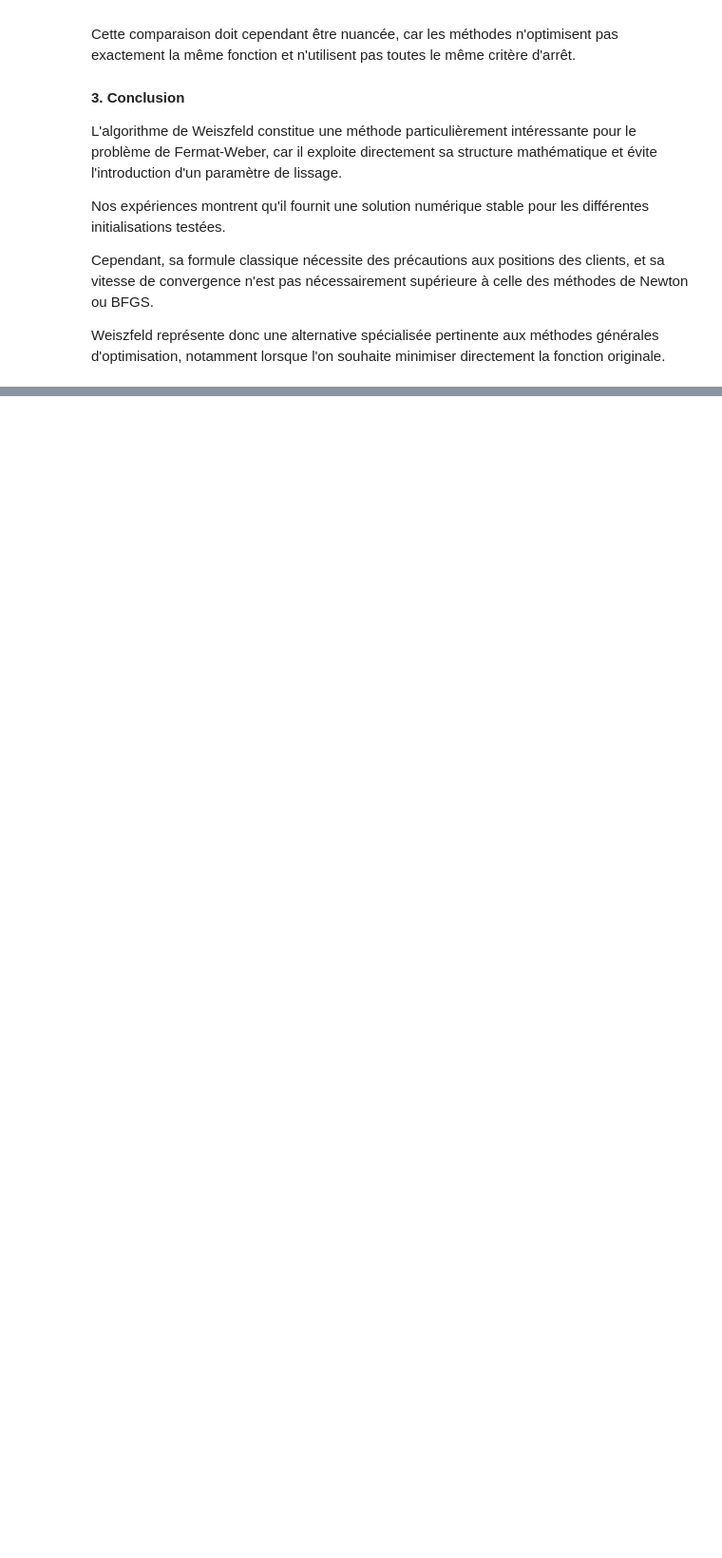
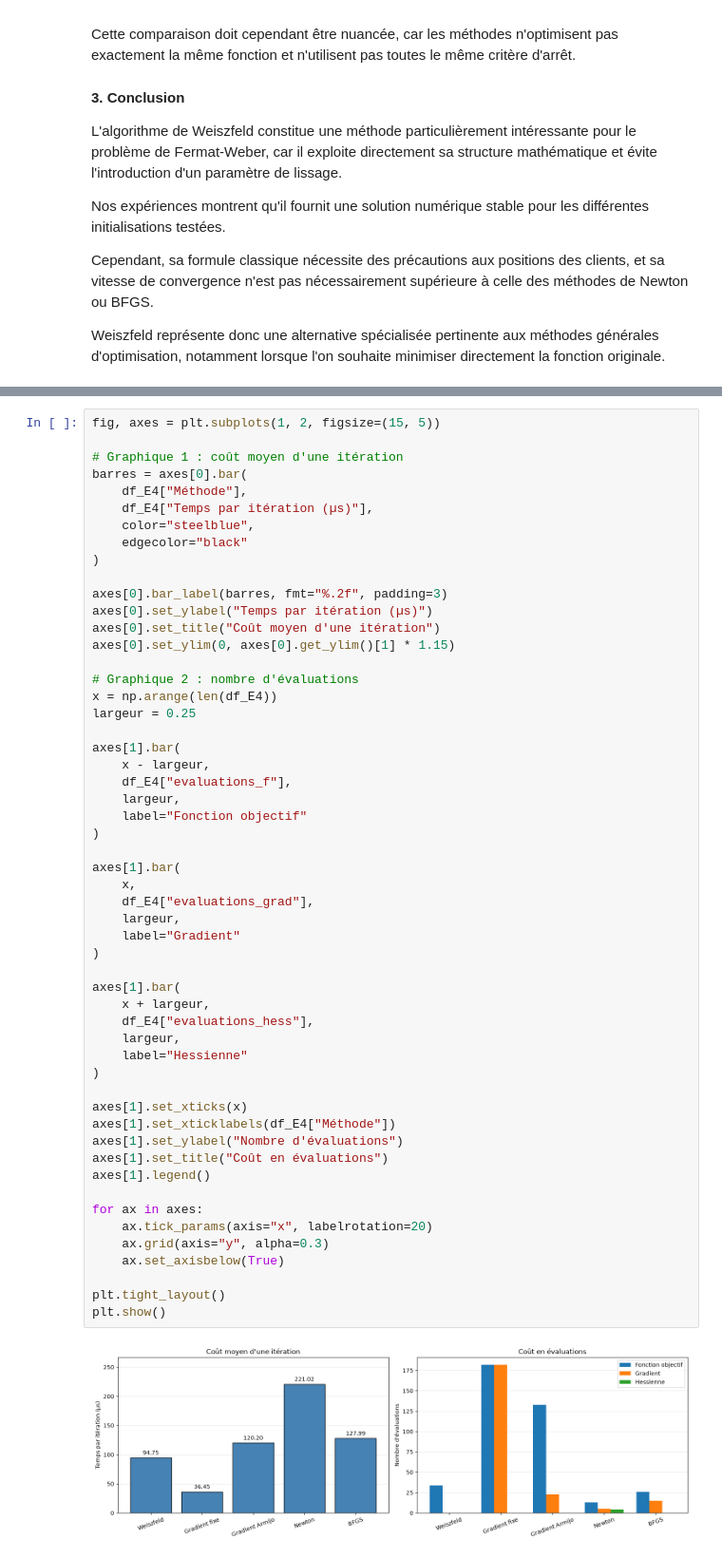
Before and after one commit to Pierre555-lfft/SAE-Optimisation-Pierre-Lionnel, a Jupyter notebook: Notebookoptimisation.ipynb, the cells around one changed output, grey strips where cells are left out. Shown at 95% size. Saved outputs shown, nothing was run; the diff lists cells and outputs as text; blank space fills up the shorter version.

```diff
--- a/Notebookoptimisation.ipynb
+++ b/Notebookoptimisation.ipynb
@@ -3028,0 +3088,56 @@ Weiszfeld représente donc une alternative spécialisée pertinente aux méthode
+# %%
+fig, axes = plt.subplots(1, 2, figsize=(15, 5))
+
+# Graphique 1 : coût moyen d'une itération
+barres = axes[0].bar(
+    df_E4["Méthode"],
+    df_E4["Temps par itération (µs)"],
+    color="steelblue",
+    edgecolor="black"
+)
+
+axes[0].bar_label(barres, fmt="%.2f", padding=3)
+axes[0].set_ylabel("Temps par itération (µs)")
+axes[0].set_title("Coût moyen d'une itération")
+axes[0].set_ylim(0, axes[0].get_ylim()[1] * 1.15)
+
+# Graphique 2 : nombre d'évaluations
+x = np.arange(len(df_E4))
+largeur = 0.25
+
+axes[1].bar(
+    x - largeur,
+    df_E4["evaluations_f"],
+    largeur,
+    label="Fonction objectif"
+)
+
+axes[1].bar(
+    x,
+    df_E4["evaluations_grad"],
+    largeur,
+    label="Gradient"
+)
+
+axes[1].bar(
+    x + largeur,
+    df_E4["evaluations_hess"],
+    largeur,
+    label="Hessienne"
+)
+
+axes[1].set_xticks(x)
+axes[1].set_xticklabels(df_E4["Méthode"])
+axes[1].set_ylabel("Nombre d'évaluations")
+axes[1].set_title("Coût en évaluations")
+axes[1].legend()
+
+for ax in axes:
+    ax.tick_params(axis="x", labelrotation=20)
+    ax.grid(axis="y", alpha=0.3)
+    ax.set_axisbelow(True)
+
+plt.tight_layout()
+plt.show()
+# %% [output]
+[figure, added]
```
Also changed, not shown: parts of 18 cells of this notebook, 4 other files.
